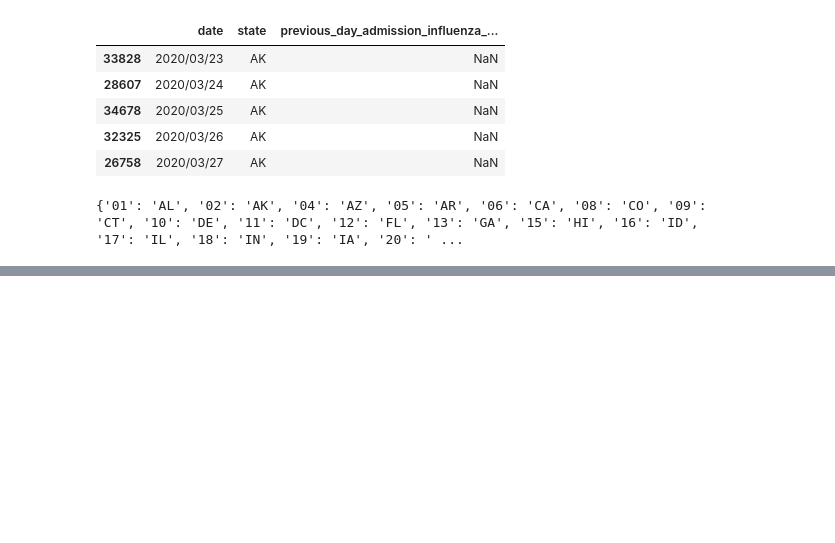
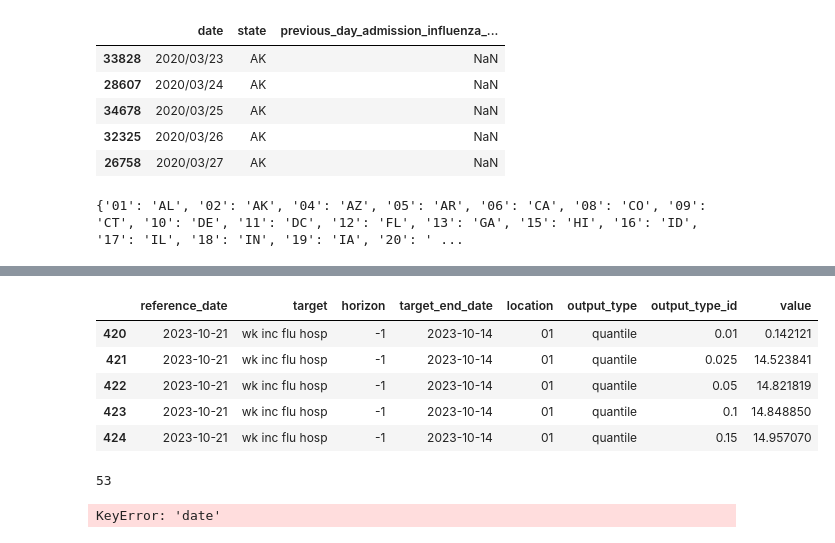
Before and after one commit to atiumcache/flu-forecast-accuracy, a Jupyter notebook: forecast_accuracy.ipynb, the cells around one changed output, grey strips where cells are left out. Cells and saved outputs as stored; diff of their text form; code cells hidden in the pictures; blank space fills up the shorter version.

```diff
--- a/forecast_accuracy.ipynb
+++ b/forecast_accuracy.ipynb
@@ -58,0 +169,33 @@ state_actual_data.tail()
+# %%
+def get_state_actual_data(state_code):
+    return all_forecasts[all_forecasts['location'] == str(state_code).zfill(2)]
+
+
+def one_state_one_week_WIS_scores(forecast_csv, state_code):
+    observation = np.zeros((1,4))
+    quantiles = np.zeros((23,4))
+    wis = np.zeros((1,4))
+
+    for n_week_ahead in range(4):
+        pass
+
+    # Send scores to csv
+    d = {'state_code': [], 'state_abbrev': [], '1wk_WIS': [],'2wk_WIS': [], '3wk_WIS': [], '4wk_WIS': []}
+    df = pd.DataFrame(data = d)
+# %%
+''' Testing '''
+get_state_actual_data(1).head()
+# %% [output]
+|  | reference_date | target | horizon | target_end_date | location | output_type | output_type_id | value |
+| 420 | 2023-10-21 | wk inc flu hosp | -1 | 2023-10-14 | 01 | quantile | 0.01 | 0.142121 |
+| 421 | 2023-10-21 | wk inc flu hosp | -1 | 2023-10-14 | 01 | quantile | 0.025 | 14.523841 |
+| 422 | 2023-10-21 | wk inc flu hosp | -1 | 2023-10-14 | 01 | quantile | 0.05 | 14.821819 |
+| 423 | 2023-10-21 | wk inc flu hosp | -1 | 2023-10-14 | 01 | quantile | 0.1 | 14.848850 |
+| 424 | 2023-10-21 | wk inc flu hosp | -1 | 2023-10-14 | 01 | quantile | 0.15 | 14.957070 |
+# %%
+'''Testing to see if all states/locations are represented in our forecast data files. '''
+test_data = pd.read_csv('./LosAlamos_NAU-CModel_Flu/2023-10-21-LosAlamos_NAU-CModel_Flu.csv')
+unique_states = len(test_data['location'].unique())
+unique_states
+# %% [output]
+53
@@ -58,0 +216,6 @@ state_actual_data.tail()
+# %%
+state_HI_data = get_state_actual_data(1)
+
+date_Array = [datetime.strptime(state_HI_data['date'].values[i], '%Y/%m/%d') - timedelta(days=1) for i in range(len(state_HI_data))]
+# %% [output]
+KeyError: 'date'
```
Also changed, not shown: parts of 9 cells of this notebook.
